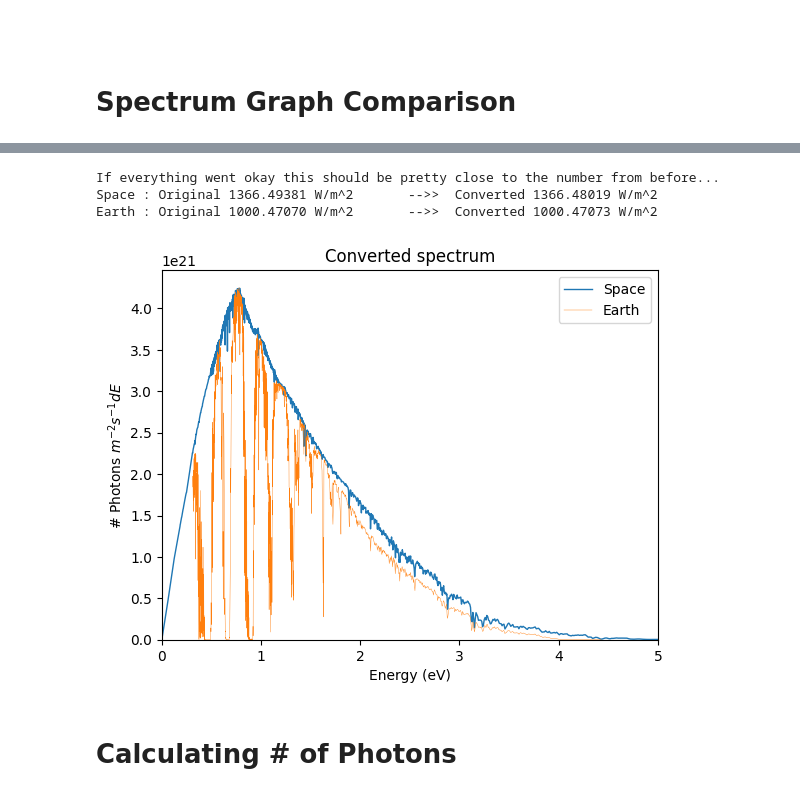
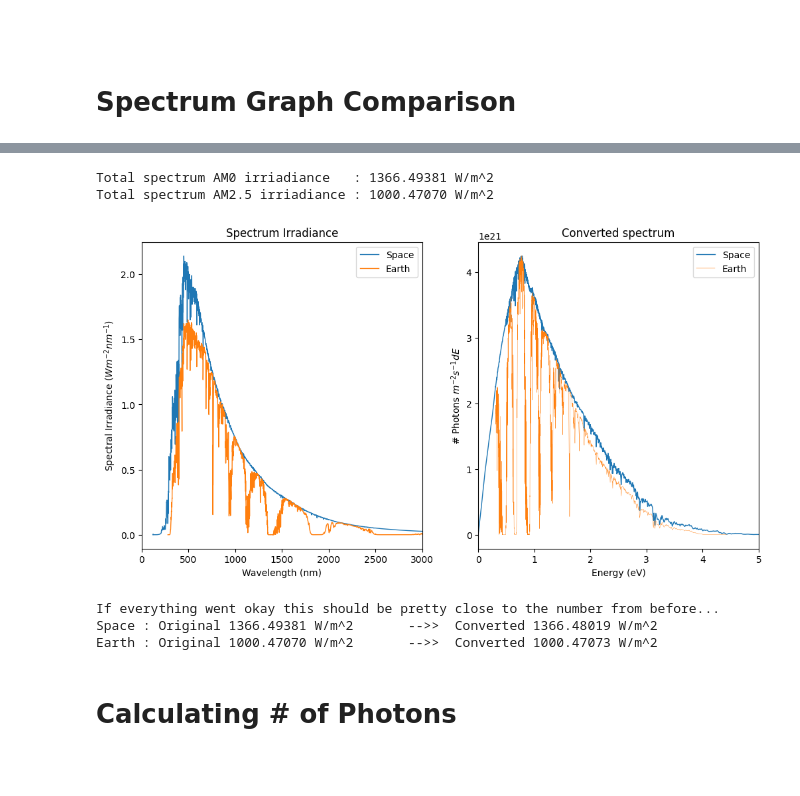
Before and after one commit to kmr5554/Tandem_PSC_Calculator, a Jupyter notebook: SQ limit.ipynb, the cells around one changed output, grey strips where cells are left out. Drawn from its saved outputs; the diff is of its cells as text; code cells hidden in the pictures; blank space fills up the shorter version.

```diff
--- a/SQ limit.ipynb
+++ b/SQ limit.ipynb
@@ -91,35 +67,56 @@ def convert_spectrum(spectrum):
     converted[:, 1] = converted[:, 1] * d_lambda_d_E * e / E
     converted[:, 0] = E / e
     return converted
+
+def plot_spectrum(ax, spectrum, title, x_label, y_label, label,
+                  x_lim=None, y_lim=None, linewidth=1):
+    ax.plot(spectrum[:, 0], spectrum[:, 1], label=label, linewidth=linewidth)
+    ax.set_xlim(x_lim)
+    ax.set_ylim(y_lim)
+    ax.set_xlabel(x_label)
+    ax.set_ylabel(y_label)
+    ax.legend()
+    ax.set_title(title)
+
+def plot_spectra(spectrumS, spectrumE, convertedS, convertedE):
+    fig, (ax1, ax2) = plt.subplots(1, 2, figsize=(12, 6))
+    plot_spectrum(ax1, spectrumS, 'Spectrum Irradiance', 'Wavelength (nm)',
+                  'Spectral Irradiance ($Wm^{-2}nm^{-1}$)', 'Space', (0,3000))
+    plot_spectrum(ax1, spectrumE, 'Spectrum Irradiance', 'Wavelength (nm)',
+                  'Spectral Irradiance ($Wm^{-2}nm^{-1}$)', 'Earth', (0,3000))
+    plot_spectrum(ax2, convertedS, 'Converted spectrum', 'Energy (eV)',
+                  '# Photons $m^{-2}s^{-1}dE$', 'Space', (0,5))
+    plot_spectrum(ax2, convertedE, 'Converted spectrum', 'Energy (eV)',
+                  '# Photons $m^{-2}s^{-1}dE$', 'Earth', (0,5), linewidth=0.3)
+    plt.show()
 # %%
+original_irradianceS = np.trapz(spectrumS[:, 1], spectrumS[:, 0])
+original_irradianceE = np.trapz(spectrumE[:, 1], spectrumE[:, 0])
+
+print('Total spectrum AM0 irriadiance   : {:.5f} W/m^2'.format(original_irradianceS))
+print('Total spectrum AM2.5 irriadiance : {:.5f} W/m^2'.format(original_irradianceE))
+
 photon_spectrumS = convert_spectrum(spectrumS)
 photon_spectrumE = convert_spectrum(spectrumE)
+plot_spectra(spectrumS, spectrumE, photon_spectrumS, photon_spectrumE)
 
-plt.plot(photon_spectrumS[:,0], photon_spectrumS[:,1], label='Space', linewidth=1)
-plt.plot(photon_spectrumE[:,0], photon_spectrumE[:,1], label='Earth', linewidth=0.3)
-plt.xlim(left=0, right=5)
-plt.ylim(bottom=0)
-plt.xlabel('Energy (eV)')
-plt.ylabel('# Photons $m^{-2}s^{-1}dE$')
-plt.legend()
-plt.title('Converted spectrum')
-
-# Checking the Accuracy of Converting by Re-converting
 photon_irradianceS = np.trapz(photon_spectrumS[::-1, 1] * photon_spectrumS[::-1, 0],
                           photon_spectrumS[::-1, 0]) * e
 photon_irradianceE = np.trapz(photon_spectrumE[::-1, 1] * photon_spectrumE[::-1, 0],
                           photon_spectrumE[::-1, 0]) * e
 
 print('If everything went okay this should be pretty close to the number from before...')
 print('Space : Original {:.5f} W/m^2\t-->>  Converted {:.5f} W/m^2'
       .format(original_irradianceS, photon_irradianceS))
 print('Earth : Original {:.5f} W/m^2\t-->>  Converted {:.5f} W/m^2'
       .format(original_irradianceE, photon_irradianceE))
 # %% [output]
-If everything went okay this should be pretty close to the number from before...
-Space : Original 1366.49381 W/m^2       -->>  Converted 1366.48019 W/m^2
-Earth : Original 1000.47070 W/m^2       -->>  Converted 1000.47073 W/m^2
+Total spectrum AM0 irriadiance   : 1366.49381 W/m^2
+Total spectrum AM2.5 irriadiance : 1000.47070 W/m^2
-[figure, old version]
+[figure, new version]
+If everything went okay this should be pretty close to the number from before...
+Space : Original 1366.49381 W/m^2       -->>  Converted 1366.48019 W/m^2
+Earth : Original 1000.47070 W/m^2       -->>  Converted 1000.47073 W/m^2
 # %% [markdown]
 # Calculating # of Photons
 # %%
```
Also changed, not shown: parts of 11 cells of this notebook.
